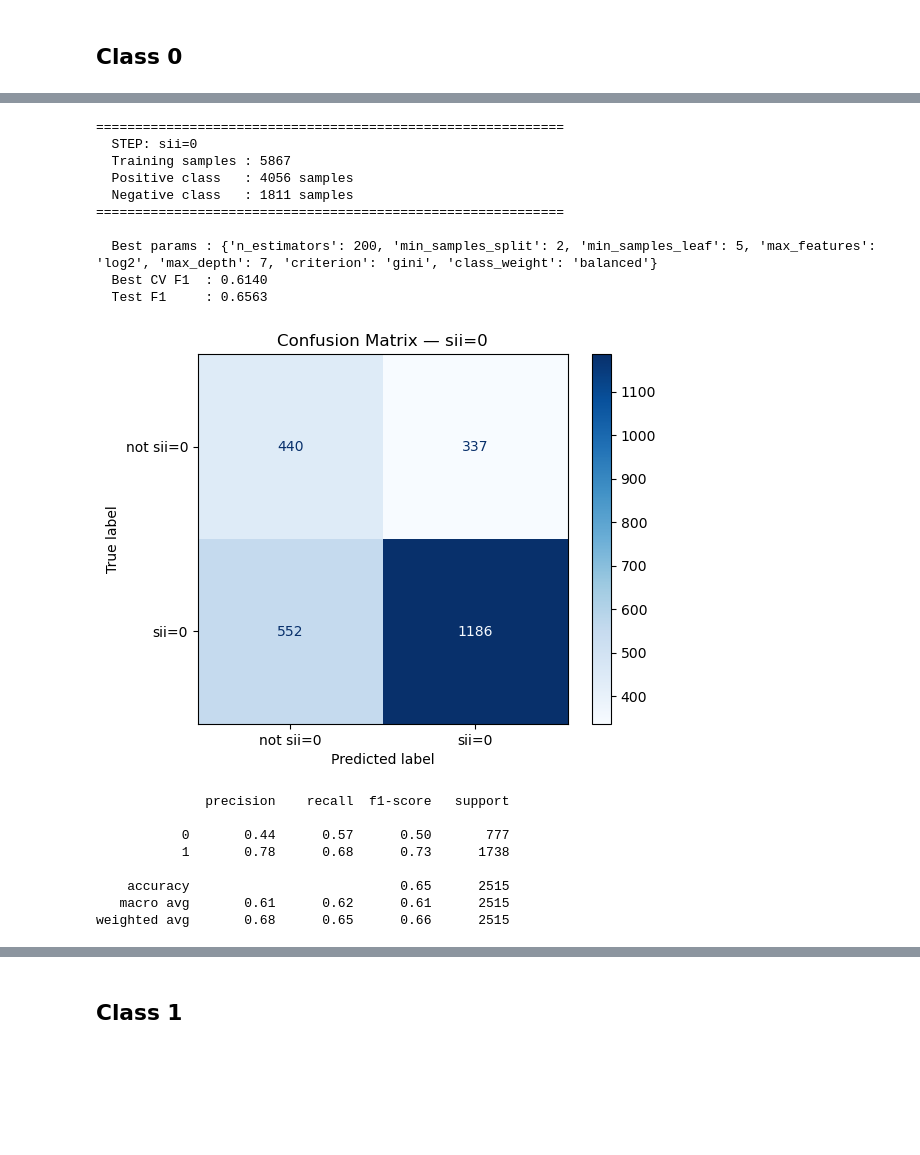
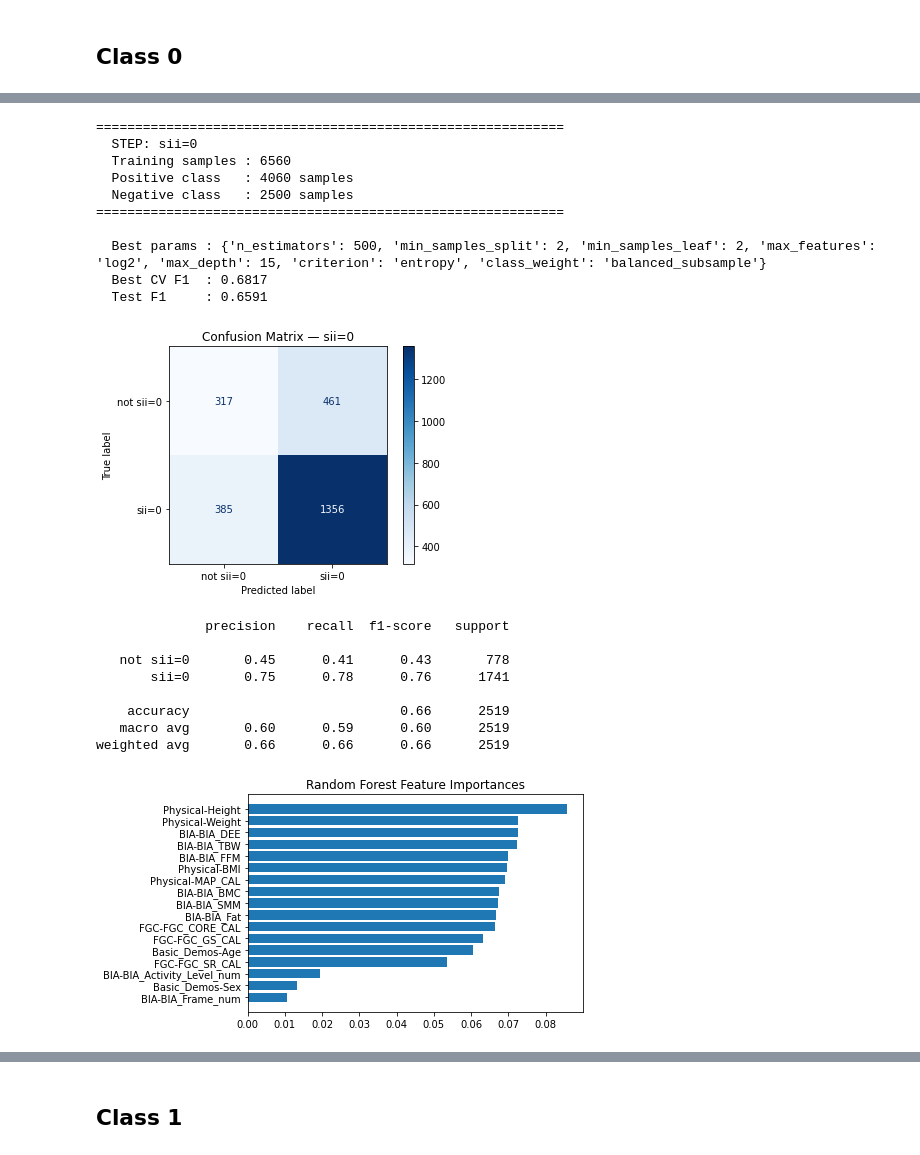
Before and after one commit to alicecalderini/DATAMINING_2-Project, a Jupyter notebook: 7. ADVANCED CLASSIFICATION/7. Ensemble.ipynb, the cells around one changed output, grey strips where cells are left out. Cells and saved outputs as stored; diff of their text form; code cells hidden in the pictures; blank space fills up the shorter version.

Commit message:
advanced classification fixings

```diff
--- a/7. ADVANCED CLASSIFICATION/7. Ensemble.ipynb
+++ b/7. ADVANCED CLASSIFICATION/7. Ensemble.ipynb
@@ -56,5 +320,23 @@ X_test = scaler.transform(X_test)
 # %% [markdown]
 ## model
+# %%
+def plot_random_forest(rand_forest, feature_names):
+    nbr_features = len(feature_names)
+
+    tree_feature_importances = rand_forest.feature_importances_
+    sorted_idx = tree_feature_importances.argsort()[-nbr_features:]
+
+    y_ticks = np.arange(len(sorted_idx))
+
+    fig, ax = plt.subplots()
+
+    ax.barh(y_ticks, tree_feature_importances[sorted_idx])
+    ax.set_yticks(y_ticks)
+    ax.set_yticklabels(np.array(feature_names)[sorted_idx])
+
+    ax.set_title("Random Forest Feature Importances")
+
+    plt.show()
 # %%
 def train_one_step_rf(X_train, y_binary, X_test, y_test_binary, step_name,
                       n_iter=30, n_splits=5, random_state=0):
@@ -66,14 +348,24 @@ def train_one_step_rf(X_train, y_binary, X_test, y_test_binary, step_name,
     print(f"  Negative class   : {(y_binary==0).sum()} samples")
     print(f"{'='*60}")
 
-    param_list = {
+    """param_list = {
         'n_estimators': [100, 200, 300],
         'max_depth': [3, 4, 5, 7, None],
         'min_samples_split': [2, 5, 10],
         'min_samples_leaf': [1, 2, 5],
-        'max_features': ['log2'],
-        'class_weight': ['balanced'],
-        'criterion': ['gini']
+        'max_features': ['log2', 'sqrt'],
+        'class_weight': ['balanced', None],
+        'criterion': ['gini', 'entropy']
+    }"""
+
+    param_list = {
+    'n_estimators': [100, 200, 300, 500],           # più alberi aiutano con classi rare
+    'max_depth': [5, 7, 10, 15],#, None],         # alberi più profondi per pattern complessi
+    'min_samples_split': [2, 5, 10],
+    'min_samples_leaf': [1, 2, 4],             # tolto 5: troppo alto per classe 3 (100 righe)
+    'max_features': ['log2', 'sqrt'],
+    'class_weight': ['balanced', 'balanced_subsample'],  # tolto None
+    'criterion': ['gini', 'entropy']
     }
 
     random_search = RandomizedSearchCV(
@@ -109,6 +401,8 @@ def train_one_step_rf(X_train, y_binary, X_test, y_test_binary, step_name,
     print(classification_report(y_test_binary, y_pred_binary,
                                 target_names=[f'not {step_name}', step_name]))
 
+    plot_random_forest(best_model, attributes) #feature importance
+
     return best_model
 # %%
 def print_dist(y, title='', binary=False):
@@ -184,7 +478,5 @@ Total: 2515 samples
 # %%
-
-
-over_dic={0:3500}
+over_dic={0:2500}
 #under_dic={0:3000}
 over = SMOTE(random_state=42, sampling_strategy=over_dic)
 #under = TomekLinks(sampling_strategy='majority')
@@ -208,25 +500,26 @@ Total: 2515 samples
 # %%
-models[0] = train_one_step_rf(X_tr, y_binary_tr, X_te, y_binary_te, step_name='sii=0')
+models[0] = train_one_step_rf(X_res, y_res, X_te, y_binary_te, step_name='sii=0')
 # %% [output]
 ============================================================
   STEP: sii=0
-  Training samples : 5867
-  Positive class   : 4056 samples
-  Negative class   : 1811 samples
+  Training samples : 6560
+  Positive class   : 4060 samples
+  Negative class   : 2500 samples
 ============================================================
 
-  Best params : {'n_estimators': 200, 'min_samples_split': 2, 'min_samples_leaf': 5, 'max_features': 'log2', 'max_depth': 7, 'criterion': 'gini', 'class_weight': 'balanced'}
-  Best CV F1  : 0.6140
-  Test F1     : 0.6563
+  Best params : {'n_estimators': 500, 'min_samples_split': 2, 'min_samples_leaf': 2, 'max_features': 'log2', 'max_depth': 15, 'criterion': 'entropy', 'class_weight': 'balanced_subsample'}
+  Best CV F1  : 0.6817
+  Test F1     : 0.6591
-[figure, old version]
+[figure, new version]
               precision    recall  f1-score   support
 
-           0       0.44      0.57      0.50       777
-           1       0.78      0.68      0.73      1738
+   not sii=0       0.45      0.41      0.43       778
+       sii=0       0.75      0.78      0.76      1741
 
-    accuracy                           0.65      2515
-   macro avg       0.61      0.62      0.61      2515
-weighted avg       0.68      0.65      0.66      2515
+    accuracy                           0.66      2519
+   macro avg       0.60      0.59      0.60      2519
+weighted avg       0.66      0.66      0.66      2519
+[figure, added]
 # %%
 # samples predicted as sii=0 → assign 0 to their original position
 y_pred_te   = models[0].predict(X_test)
```
Also changed, not shown: parts of 39 cells of this notebook, 5 other files.
